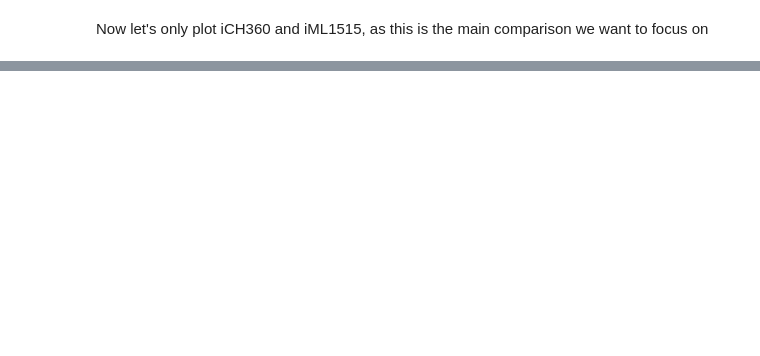
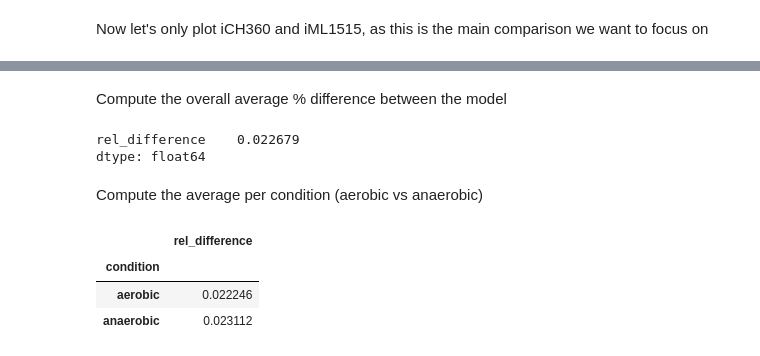
Before and after one commit to marco-corrao/iCH360_paper, a Jupyter notebook: Manuscript_Figures/notebooks/model_statistics_and_comparison.ipynb, the cells around one changed output, grey strips where cells are left out. Saved outputs shown, nothing was run; the diff lists cells and outputs as text; code cells hidden in the pictures; blank space fills up the shorter version.

```diff
--- a/Manuscript_Figures/notebooks/model_statistics_and_comparison.ipynb
+++ b/Manuscript_Figures/notebooks/model_statistics_and_comparison.ipynb
@@ -185,0 +223,19 @@ for extention in ['png','pdf','svg']:
+# %%
+summary_df=pd.DataFrame(columns=['carbon_source','condition','rel_difference'])
+for cs in carbon_sources_names:
+    for condition in conditions:
+        ich360_gr=results_df.query("model=='iCH360' & carbon_source==@cs & condition==@condition")['biomass_flux'].values
+        iml1515_gr=results_df.query("model=='iML1515' & carbon_source==@cs & condition==@condition")['biomass_flux'].values
+
+        #consider growth if biomass flux is > 0.05/h
+        cutoff=0.05
+        ich360_gr=ich360_gr if ich360_gr>cutoff else 0.0
+        iml1515_gr=iml1515_gr if iml1515_gr>cutoff else 0.0
+        if iml1515_gr>0:
+            rel_difference=(iml1515_gr-ich360_gr)/iml1515_gr
+        else:
+            #since iCh360 is a submodel, its growth rate is necessarily below or equal to the iML1515 one
+            rel_difference=0
+        new_row=pd.DataFrame.from_dict({'carbon_source':[cs],'condition':[condition],'rel_difference':rel_difference})
+        summary_df=pd.concat([summary_df,new_row])
+summary_df
@@ -185,0 +260,16 @@ for extention in ['png','pdf','svg']:
+# %% [markdown]
+Compute the overall average % difference between the model
+# %%
+summary_df.mean(numeric_only=True)
+# %% [output]
+rel_difference    0.022679
+dtype: float64
+# %% [markdown]
+Compute the average per condition (aerobic vs anaerobic)
+# %%
+summary_df.groupby('condition').mean(numeric_only=True)
+# %% [output]
+|  | rel_difference |
+| condition |  |
+| aerobic | 0.022246 |
+| anaerobic | 0.023112 |
```
Also changed, not shown: parts of 9 cells of this notebook.
